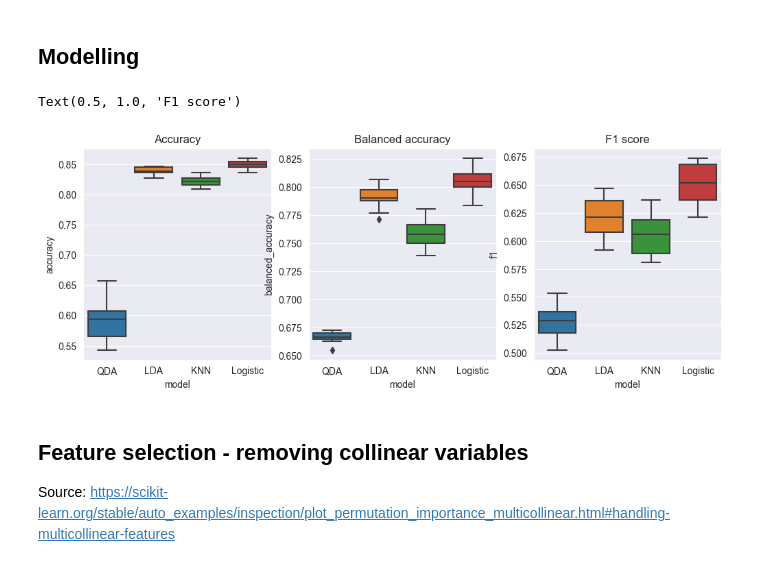
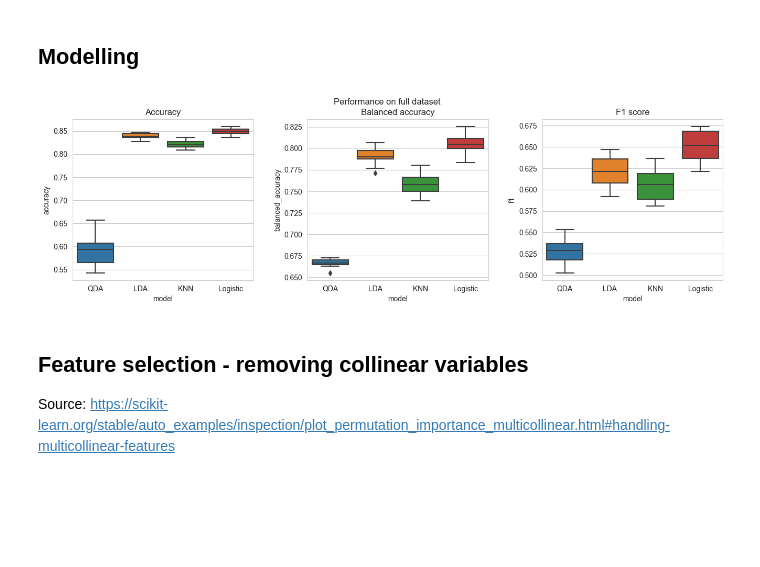
Before and after one commit to cinekele/aml_projects, a Jupyter notebook: project 1 - IRLS/adult_dataset_test.ipynb, the cells around one changed output. Saved outputs shown, nothing was run; the diff lists cells and outputs as text; code cells hidden in the pictures; blank space fills up the shorter version.

```diff
--- a/project 1 - IRLS/adult_dataset_test.ipynb
+++ b/project 1 - IRLS/adult_dataset_test.ipynb
@@ -201,16 +203,17 @@ for name, model in models.items():
 
 results_full = pd.DataFrame(results_full)
 # %%
-fig, ax = plt.subplots(1, 3, figsize=(12, 4))
+fig, ax = plt.subplots(1, 3, figsize=(16, 4))
 sns.boxplot(results_full, x='model', y='accuracy', ax=ax[0])
 sns.boxplot(results_full, x='model', y='balanced_accuracy', ax=ax[1])
 sns.boxplot(results_full, x='model', y='f1', ax=ax[2])
 ax[0].set_title("Accuracy")
 ax[1].set_title("Balanced accuracy")
 ax[2].set_title("F1 score")
+fig.suptitle("Performance on full dataset")
+plt.subplots_adjust(wspace=0.3)
 # %% [output]
-Text(0.5, 1.0, 'F1 score')
-[figure, old version]
+[figure, new version]
 # %% [markdown]
 ## Feature selection - removing collinear variables
 
```
Also changed, not shown: parts of 1 cell of this notebook.
